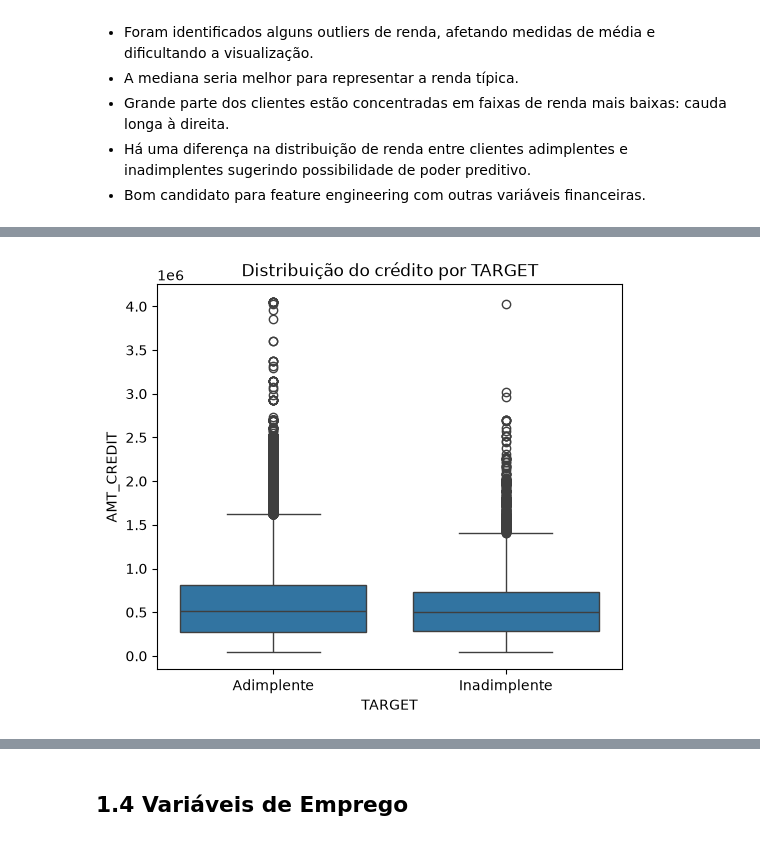
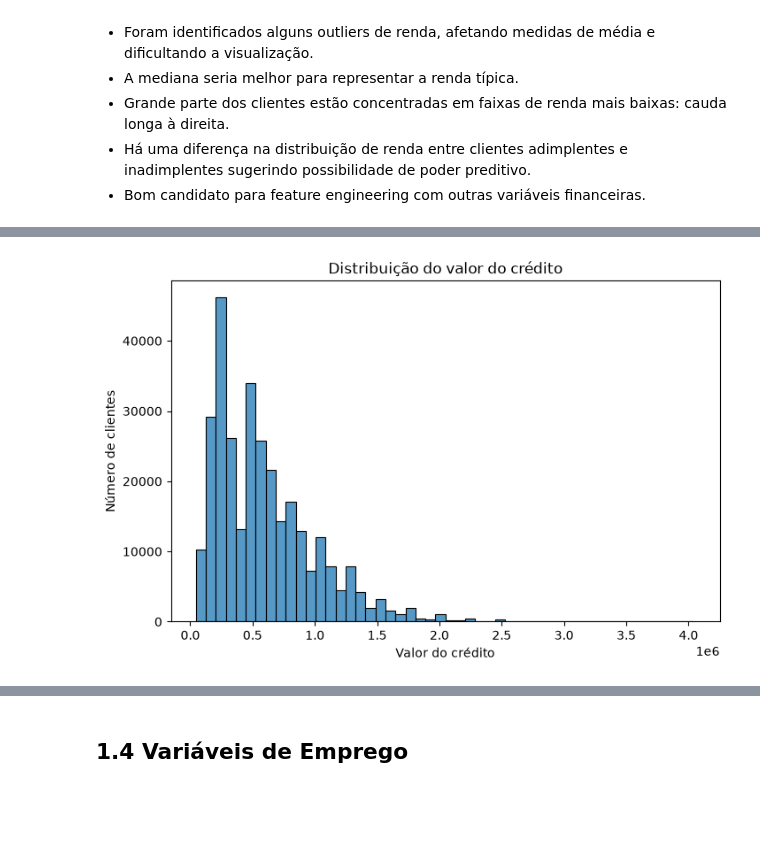
Before and after one commit to luccascruz/projeto-ml-labdata, a Jupyter notebook: DataPipeline/exp_analysis.ipynb, the cells around one changed output, grey strips where cells are left out. Drawn from its saved outputs; the diff is of its cells as text; code cells hidden in the pictures; blank space fills up the shorter version.

```diff
--- a/DataPipeline/exp_analysis.ipynb
+++ b/DataPipeline/exp_analysis.ipynb
@@ -837,17 +858,17 @@ max      4.050000e+06
 Name: AMT_CREDIT, dtype: float64
 # %%
-plt.figure(figsize=(6,5))
+plt.figure(figsize=(8,5))
 
-sns.boxplot(
+sns.histplot(
     data=df_application,
-    x="TARGET",
-    y="AMT_CREDIT"
+    x="AMT_CREDIT",
+    bins=50
 )
 
-plt.xticks([0,1], ["Adimplente", "Inadimplente"])
-
-plt.title("Distribuição do crédito por TARGET")
+plt.title("Distribuição do valor do crédito")
+plt.xlabel("Valor do crédito")
+plt.ylabel("Número de clientes")
 
 plt.show()
 # %% [output]
-[figure, old version]
+[figure, new version]
```
Also changed, not shown: parts of 38 cells of this notebook.
